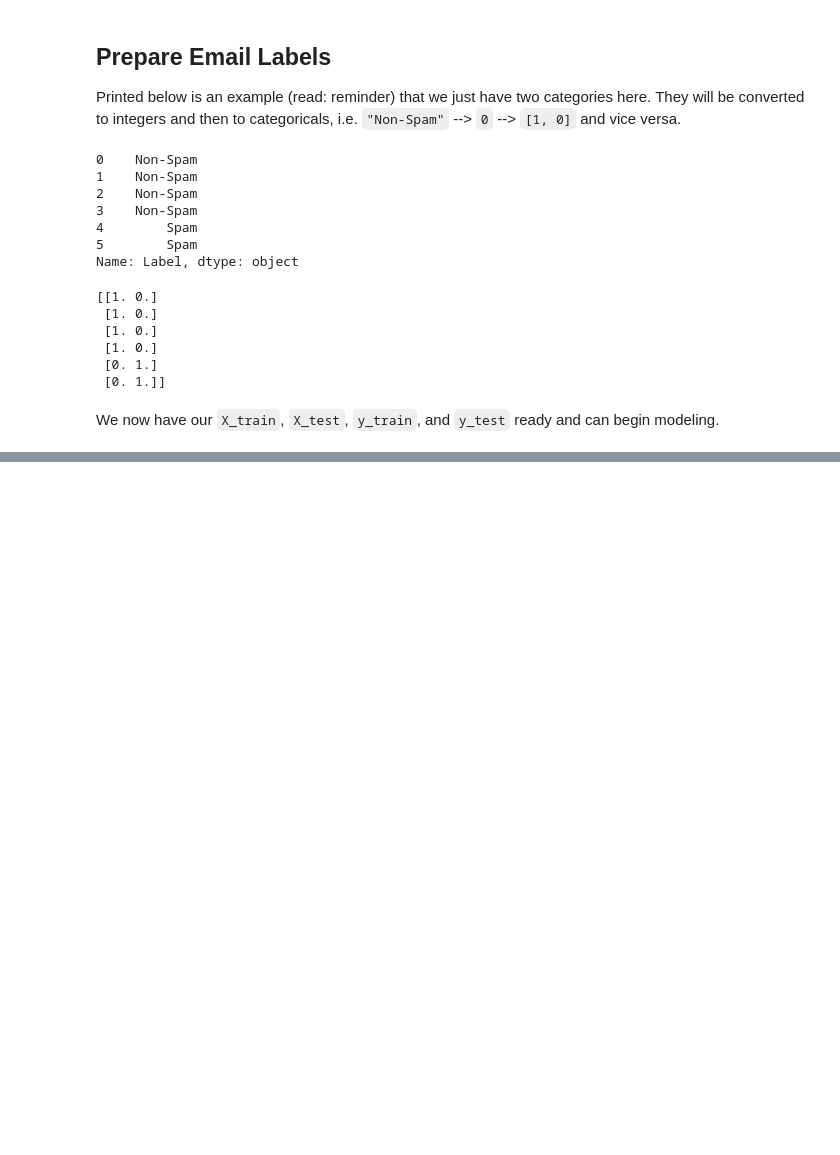
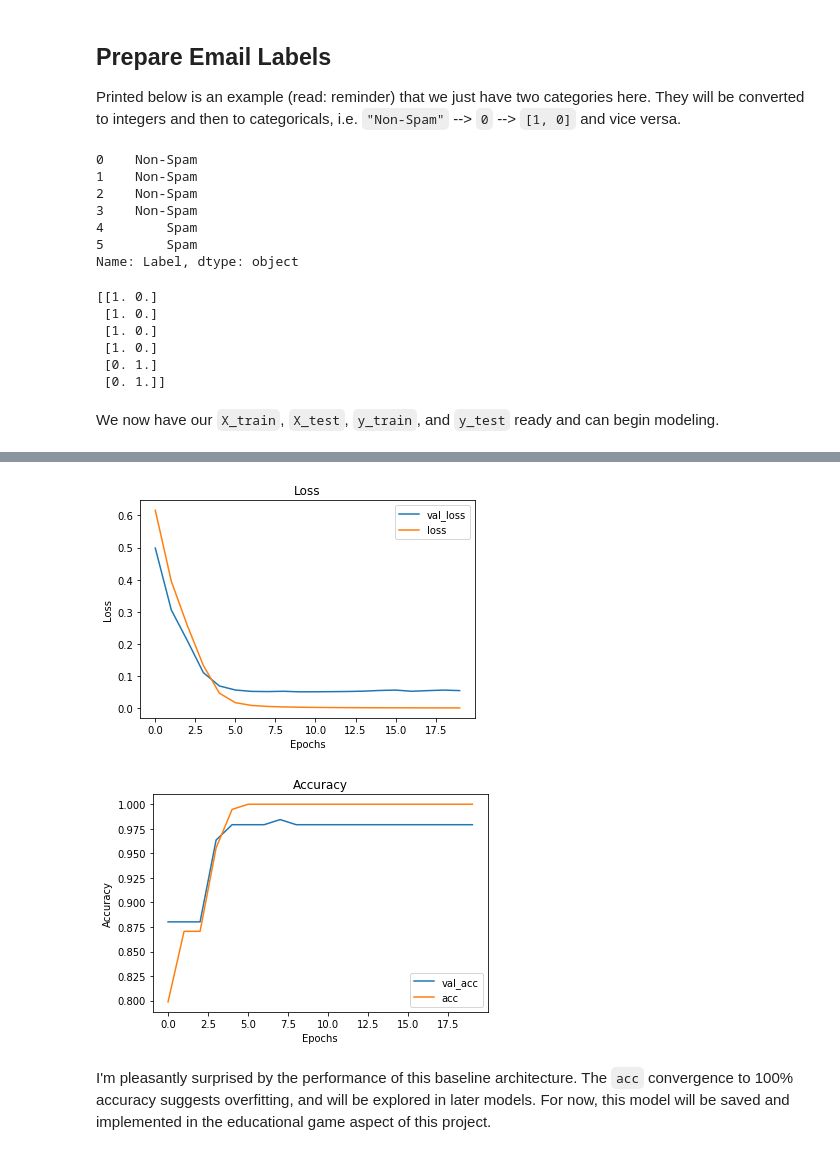
Before and after one commit to stevenzych/spam_detection, a Jupyter notebook: data_cleaning_and_modeling.ipynb, the cells around one changed output, grey strips where cells are left out. Drawn from its saved outputs; the diff is of its cells as text; code cells hidden in the pictures; blank space fills up the shorter version.

Commit message:
Make baseline model

```diff
--- a/data_cleaning_and_modeling.ipynb
+++ b/data_cleaning_and_modeling.ipynb
@@ -181,0 +197,20 @@ We now have our `X_train`, `X_test`, `y_train`, and `y_test` ready and can begin
+# %%
+# Instantiate model
+base_model = Sequential()
+
+# Add model layers based on above rationale
+base_model.add(Embedding(len(total_vocab), 100))
+base_model.add(LSTM(8, return_sequences=True))
+base_model.add(GlobalMaxPool1D())
+base_model.add(Dense(25, activation='tanh'))
+base_model.add(Dense(2, activation='softmax'))
+
+# Compile model
+base_model.compile(loss='categorical_crossentropy',
+                   optimizer='Adam',
+                   metrics=['accuracy'])
+
+# Fit model and store results
+base_results = base_model.fit(X_train, y_train,
+                              epochs=20, batch_size=30,
+                              validation_split=0.2)
@@ -181,0 +235,29 @@ We now have our `X_train`, `X_test`, `y_train`, and `y_test` ready and can begin
+# %%
+# Helper function to visualize model performance over training
+def visualize_training_results(results):
+    history = results.history
+    plt.figure()
+    plt.plot(history['val_loss'])
+    plt.plot(history['loss'])
+    plt.legend(['val_loss', 'loss'])
+    plt.title('Loss')
+    plt.xlabel('Epochs')
+    plt.ylabel('Loss')
+    plt.show()
+
+    plt.figure()
+    plt.plot(history['val_acc'])
+    plt.plot(history['acc'])
+    plt.legend(['val_acc', 'acc'])
+    plt.title('Accuracy')
+    plt.xlabel('Epochs')
+    plt.ylabel('Accuracy')
+    plt.show()
+# %%
+# Visualize baseline model performance
+visualize_training_results(base_results)
+# %% [output]
+[figure, added]
+[figure, added]
+# %% [markdown]
+I'm pleasantly surprised by the performance of this baseline architecture. The `acc` convergence to 100% accuracy suggests overfitting, and will be explored in later models. For now, this model will be saved and implemented in the educational game aspect of this project.
```
Also changed, not shown: parts of 6 cells of this notebook.
